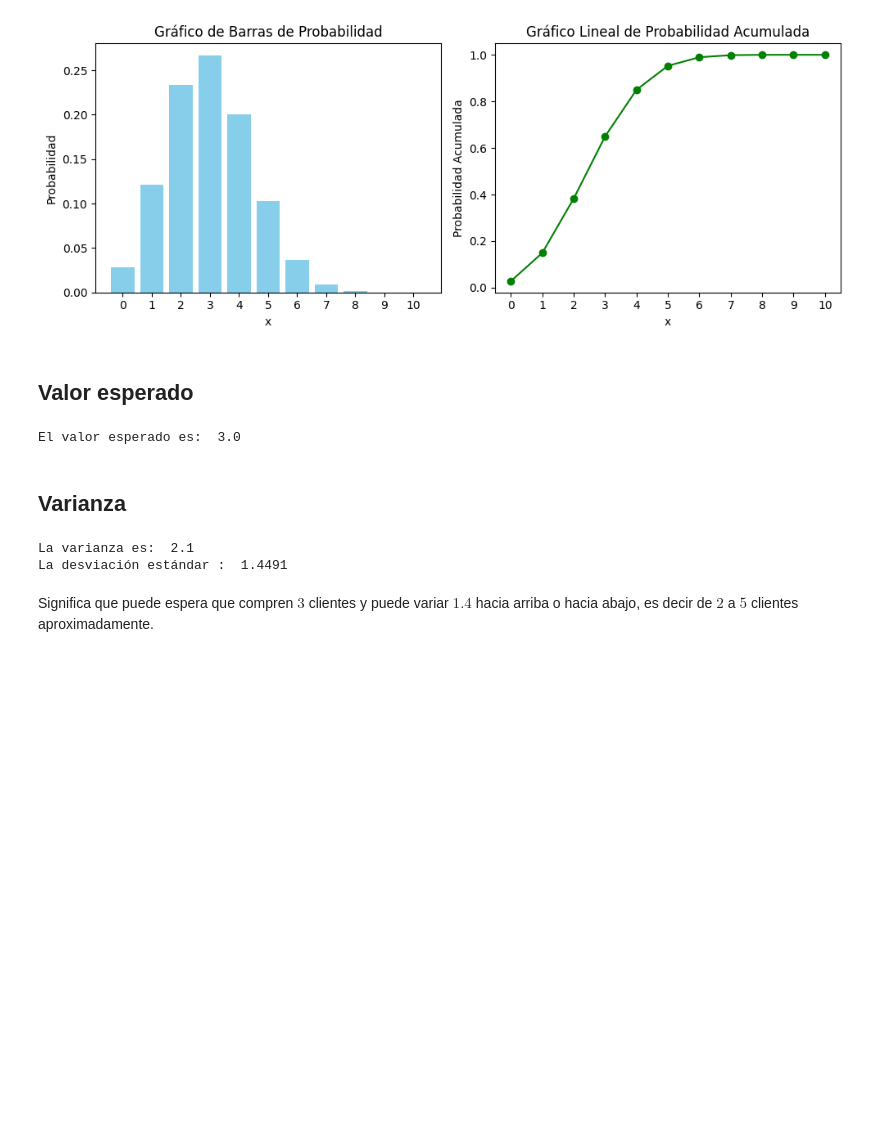
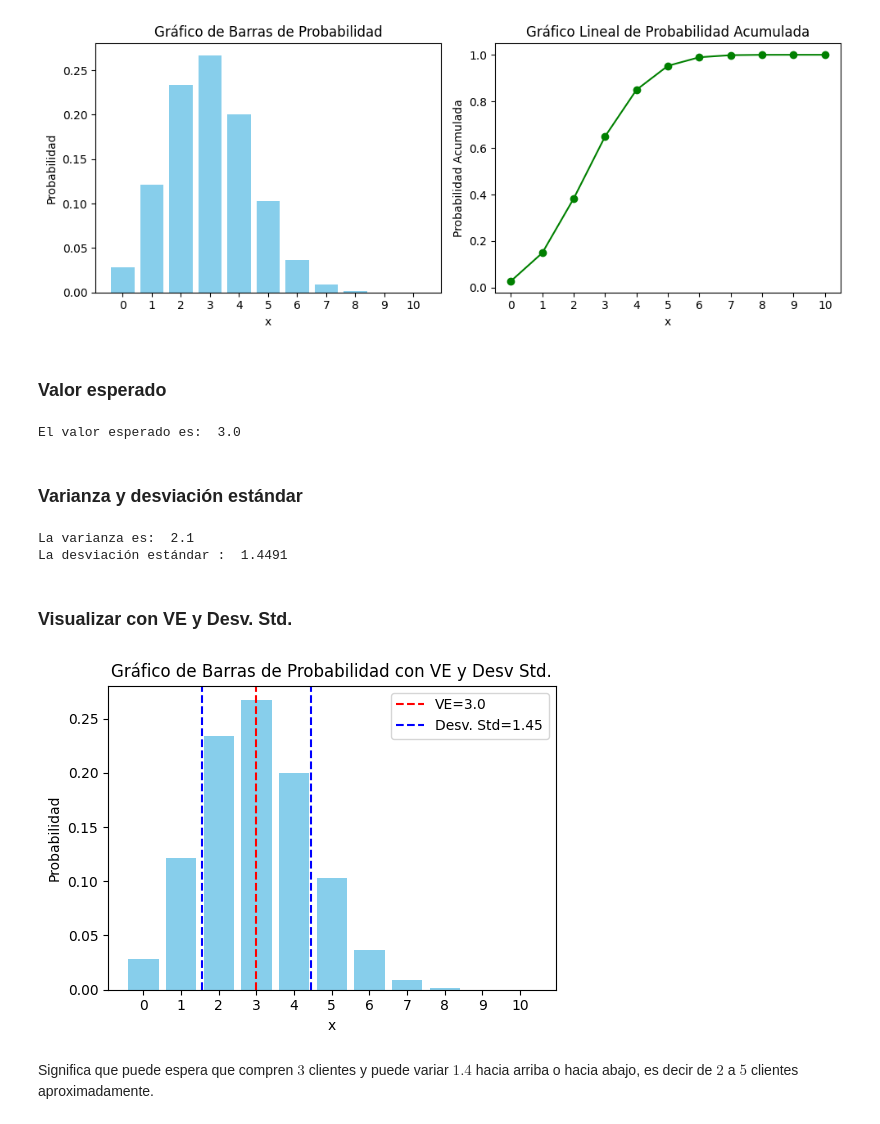
Before and after one commit to rpizarrog/probabilidad-y-estad-stica, a Jupyter notebook: Python 2023/Caso_17_Distribución_binomial.ipynb, the cells around one changed output. Cells and saved outputs as stored; diff of their text form; code cells hidden in the pictures; blank space fills up the shorter version.

```diff
--- a/Python 2023/Caso_17_Distribución_binomial.ipynb
+++ b/Python 2023/Caso_17_Distribución_binomial.ipynb
@@ -110,7 +110,7 @@ def f_tabla_binomial (x, n, p):
   probabilidades_acumuladas = [binom.cdf(x, n, p) for x in xi]
 
   # Crear un DataFrame para la tabla de probabilidades
-  tabla_probabilidades = pd.DataFrame({'x': valores_x, 'P(X = x)': probabilidades, 'P(X <= x)': probabilidades_acumuladas})
+  tabla_probabilidades = pd.DataFrame({'x': x, 'P(X = x)': probabilidades, 'P(X <= x)': probabilidades_acumuladas})
 
   # Mostrar la tabla de probabilidades
   #print(tabla_probabilidades)
@@ -138,6 +138,30 @@ def f_graficos_probabilidad_discreta(tabla):
 
     plt.tight_layout()
     plt.show()
+
+def f_graficos_probabilidad_discreta_VE_ds(tabla, VE, ds):
+    # Crear un DataFrame a partir de la tabla de probabilidad
+    df = pd.DataFrame(tabla)
+
+    # Gráfico de barras de probabilidad
+    plt.figure(figsize=(10, 4))
+    plt.subplot(1, 2, 1)
+    plt.bar(df.index, df['P(X = x)'], color='skyblue')
+
+    # El Valor esperado y desviación izq y der
+    # Agregar una línea punteada
+    plt.axvline(x=VE, color='red', linestyle='--', label='VE='+str(np.round(VE, 2)))
+    plt.axvline(x=VE - ds, color='blue', linestyle='--', label='Desv. Std='+str(np.round(ds, 2)))
+    plt.axvline(x=VE + ds, color='blue', linestyle='--')
+
+    plt.xticks(df.index, df['x'])  # Establecer etiquetas personalizadas en el eje x
+    plt.xlabel('x')
+    plt.ylabel('Probabilidad')
+    plt.title('Gráfico de Barras de Probabilidad con VE y Desv Std.')
+
+    plt.tight_layout()
+    plt.legend()
+    plt.show()
 # %% [markdown]
 ## Ejercicio de tienda de ropa
 
@@ -173,7 +197,7 @@ n = 10 # Número de ensayos
 Solo mandar llamar la función previamente creada
 # %%
 
-tabla = f_tabla_binomial(x, n, p)
+tabla = f_tabla_binomial(xi, n, p)
 print (tabla)
 # %% [output]
      x  P(X = x)  P(X <= x)
@@ -195,20 +219,28 @@ f_graficos_probabilidad_discreta(tabla)
 # %% [output]
 [figure]
 # %% [markdown]
-## Valor esperado
+### Valor esperado
 # %%
 VE = n * p
 print ("El valor esperado es: ", np.round(VE, 4))
 # %% [output]
 El valor esperado es:  3.0
 # %% [markdown]
-## Varianza
+### Varianza y desviación estándar
 # %%
 varianza = n * p *(1 - p)
 print ("La varianza es: ", np.round(varianza, 4))
-print ("La desviación estándar : ", np.round(np.sqrt(varianza), 4))
+
+desv_std = np.sqrt(varianza)
+print ("La desviación estándar : ", np.round(desv_std, 4))
 # %% [output]
 La varianza es:  2.1
 La desviación estándar :  1.4491
+# %% [markdown]
+### Visualizar con VE y Desv. Std.
+# %%
+f_graficos_probabilidad_discreta_VE_ds(tabla, VE, desv_std)
+# %% [output]
+[figure, added]
 # %% [markdown]
 Significa que puede espera que compren $3$ clientes y puede variar $1.4$ hacia arriba o hacia abajo, es decir de $2$ a $5$ clientes aproximadamente.
```
Also changed, not shown: parts of 15 cells of this notebook.
